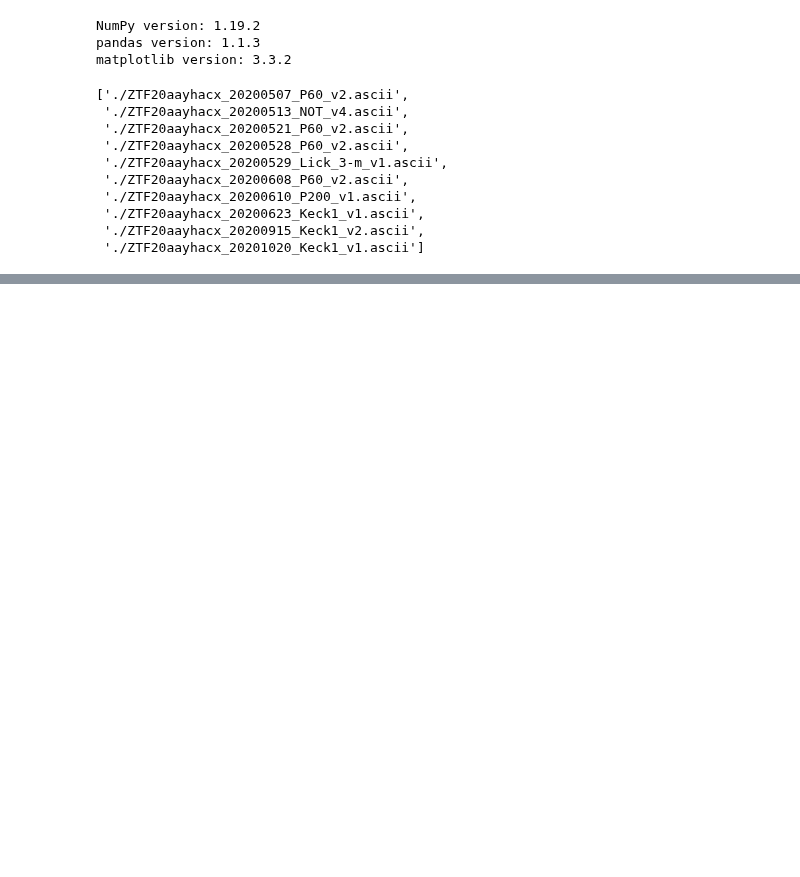
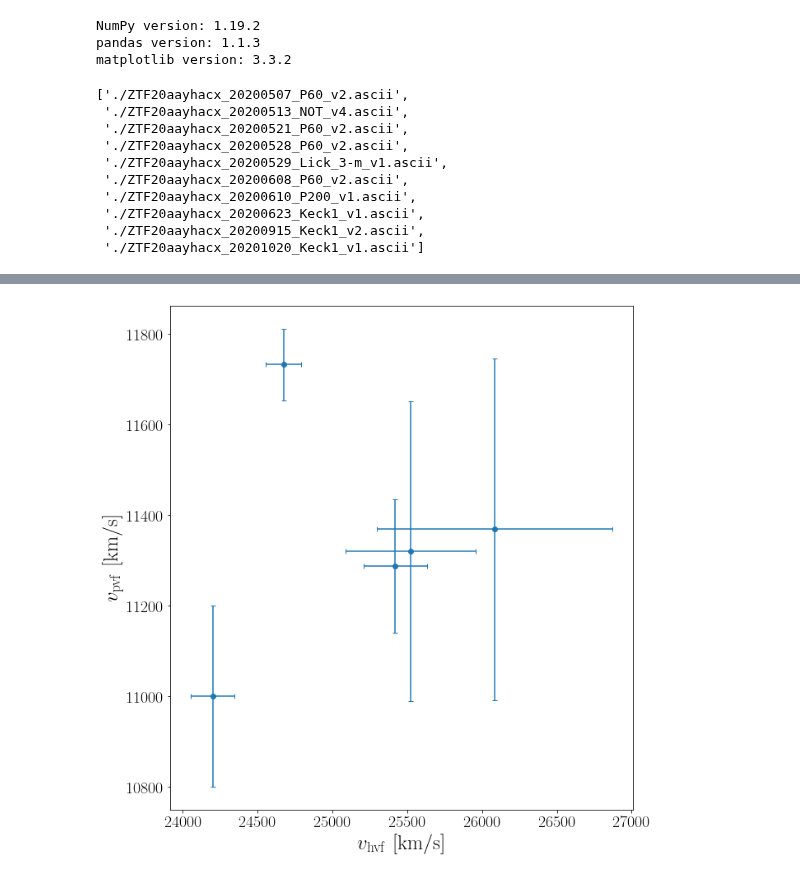
Before and after one commit to slowdivePTG/SN2020jgb, a Jupyter notebook: spectroscopy/SpectroscopicEvolution.ipynb, the cells around one changed output, grey strips where cells are left out. Drawn from its saved outputs; the diff is of its cells as text; code cells hidden in the pictures; blank space fills up the shorter version.

```diff
--- a/spectroscopy/SpectroscopicEvolution.ipynb
+++ b/spectroscopy/SpectroscopicEvolution.ipynb
@@ -191,0 +231,9 @@ fig.subplots_adjust(left=0.06, bottom=0.051, top=0.953, right=0.991)
+# %%
+plt.figure(figsize=(10, 10))
+#plt.errorbar(-CaII_vel_pvf, -SiII_vel, xerr=CaII_vel_pvf_sig, yerr=SiII_vel_sig, fmt='o', capsize=3)
+plt.errorbar(-CaII_vel_hvf, -SiII_vel, xerr=CaII_vel_hvf_sig, yerr=SiII_vel_sig, fmt='o', capsize=3)
+plt.ylabel(r'$v_\mathrm{pvf}\ [\mathrm{km/s}]$')
+plt.xlabel(r'$v_\mathrm{hvf}\ [\mathrm{km/s}]$')
+plt.tight_layout()
+# %% [output]
+[figure, added]
```
Also changed, not shown: parts of 5 cells of this notebook.
